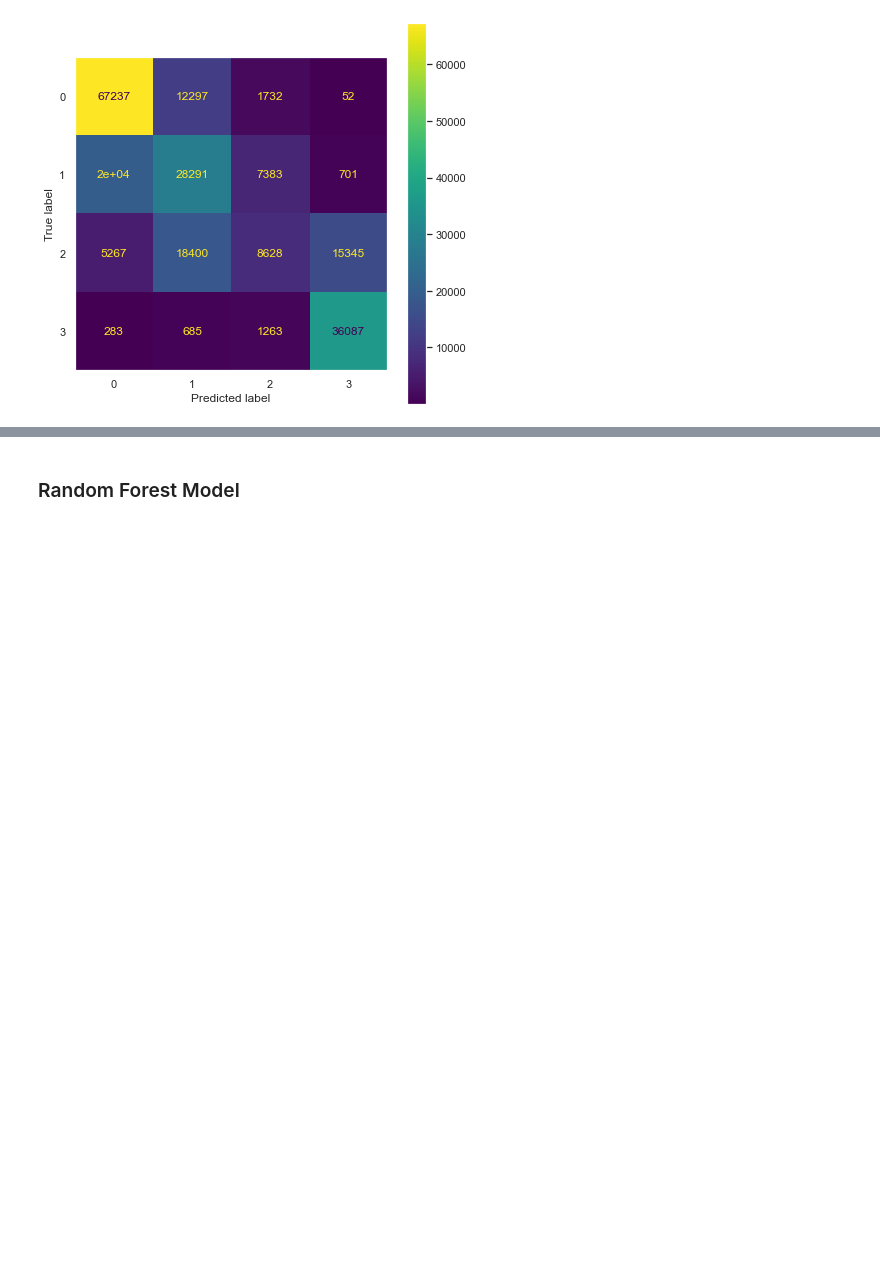
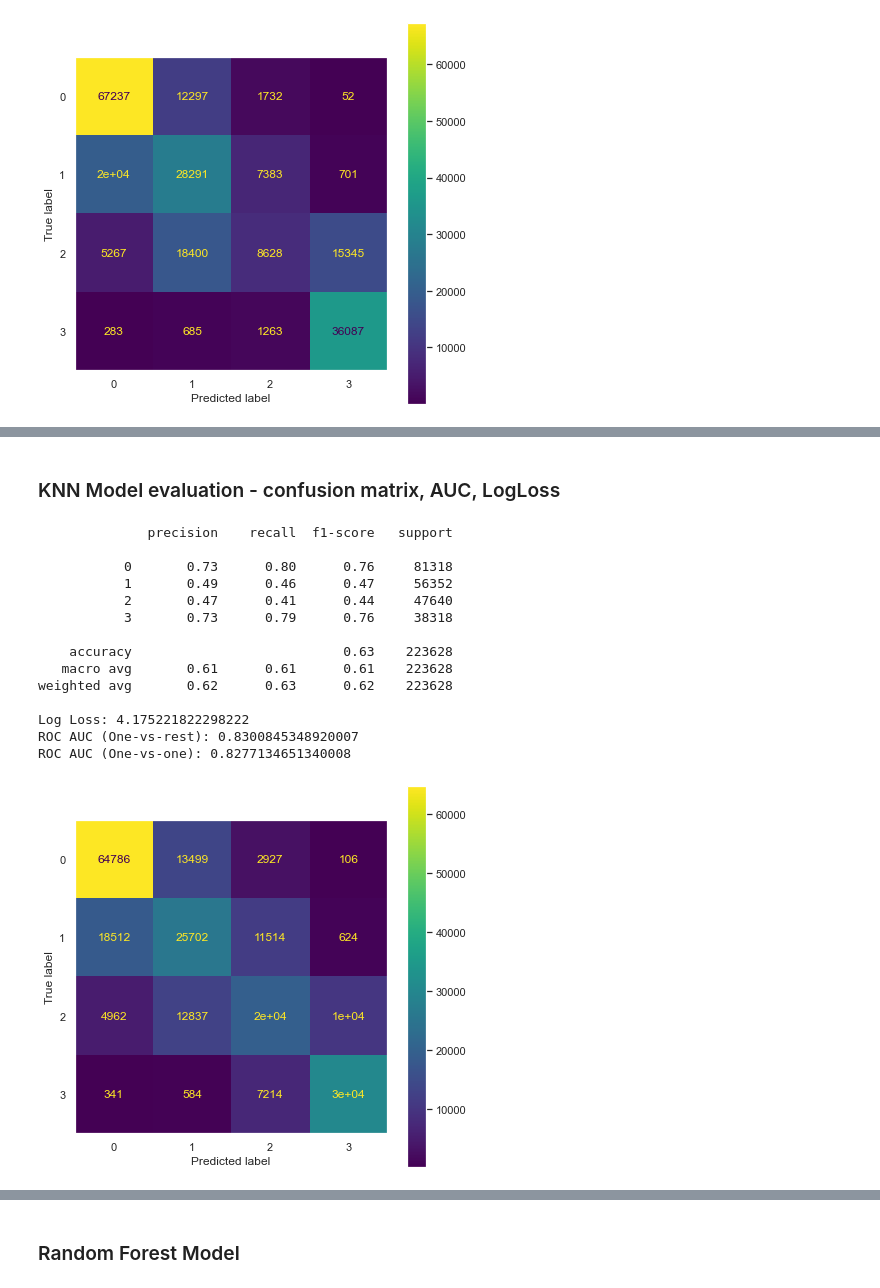
Before and after one commit to LiyanaRoslie/google-apps-ml, a Jupyter notebook: Playstore-ML.ipynb, the cells around one changed output, grey strips where cells are left out. Drawn from its saved outputs; the diff is of its cells as text; code cells hidden in the pictures; blank space fills up the shorter version.

Commit message:
add more models + lda

```diff
--- a/Playstore-ML.ipynb
+++ b/Playstore-ML.ipynb
@@ -933,0 +936,3 @@ ROC AUC (One-vs-one): 0.8468481999286217
+# %%
+knn_model = KNeighborsClassifier(n_neighbors = 5, p = 2, weights = 'distance')
+knn_model.fit(X_train, y_train)
@@ -933,0 +941,3 @@ ROC AUC (One-vs-one): 0.8468481999286217
+# %%
+y_pred_knn = knn_model.predict(X_test)
+y_pred_knn
@@ -933,0 +946,3 @@ ROC AUC (One-vs-one): 0.8468481999286217
+# %%
+y_pred_proba_knn = knn_model.predict_proba(X_test)
+y_pred_proba_knn
@@ -933,0 +957,20 @@ ROC AUC (One-vs-one): 0.8468481999286217
+# %% [markdown]
+### KNN Model evaluation - confusion matrix, AUC, LogLoss
+# %%
+display_model_metrics(X_test, y_test, y_pred_knn, y_pred_proba_knn, knn_model)
+# %% [output]
+              precision    recall  f1-score   support
+
+           0       0.73      0.80      0.76     81318
+           1       0.49      0.46      0.47     56352
+           2       0.47      0.41      0.44     47640
+           3       0.73      0.79      0.76     38318
+
+    accuracy                           0.63    223628
+   macro avg       0.61      0.61      0.61    223628
+weighted avg       0.62      0.63      0.62    223628
+
+Log Loss: 4.175221822298222
+ROC AUC (One-vs-rest): 0.8300845348920007
+ROC AUC (One-vs-one): 0.8277134651340008
+[figure, added]
```
Also changed, not shown: parts of 30 cells of this notebook.
